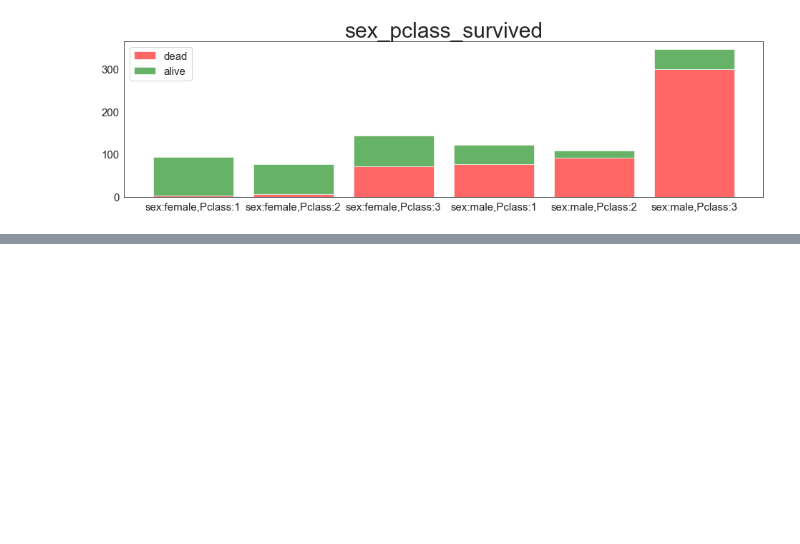
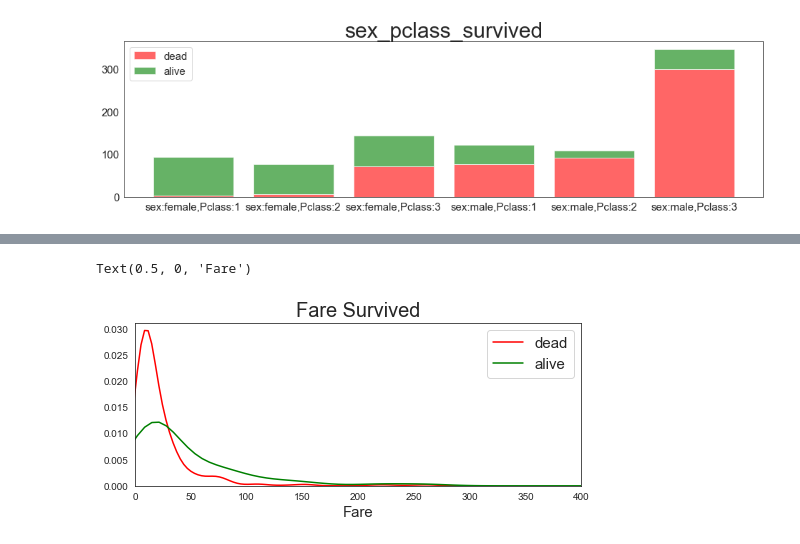
Before and after one commit to BellaChiu1127/Titanic_Machine_Learning, a Jupyter notebook: titanic.ipynb, the cells around one changed output, grey strips where cells are left out. Cells and saved outputs as stored; diff of their text form; code cells hidden in the pictures; blank space fills up the shorter version.

```diff
--- a/titanic.ipynb
+++ b/titanic.ipynb
@@ -153,0 +180,14 @@ ax.legend(fontsize=15, loc='best')
+# %%
+#票價與生存率
+fig = plt.figure(figsize=(8,3))
+ax1 = fig.add_subplot(111)
+sns.kdeplot(train[train.Survived == 0].Fare, ax=ax1, label='dead', color='r')
+sns.kdeplot(train[train.Survived == 1].Fare, ax=ax1, label='alive', color='g')
+
+ax1.set_xlim([0, 400])
+ax1.legend(fontsize=15)
+ax1.set_title('Fare Survived', size = 20)
+ax1.set_xlabel('Fare', fontsize=15)
+# %% [output]
+Text(0.5, 0, 'Fare')
+[figure, added]
```
Also changed, not shown: parts of 28 cells of this notebook.
